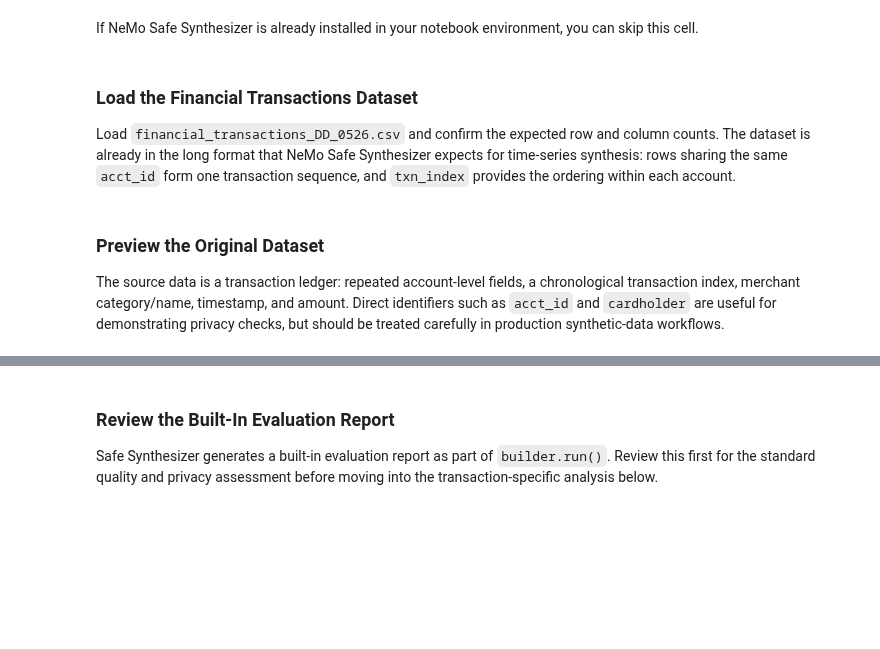
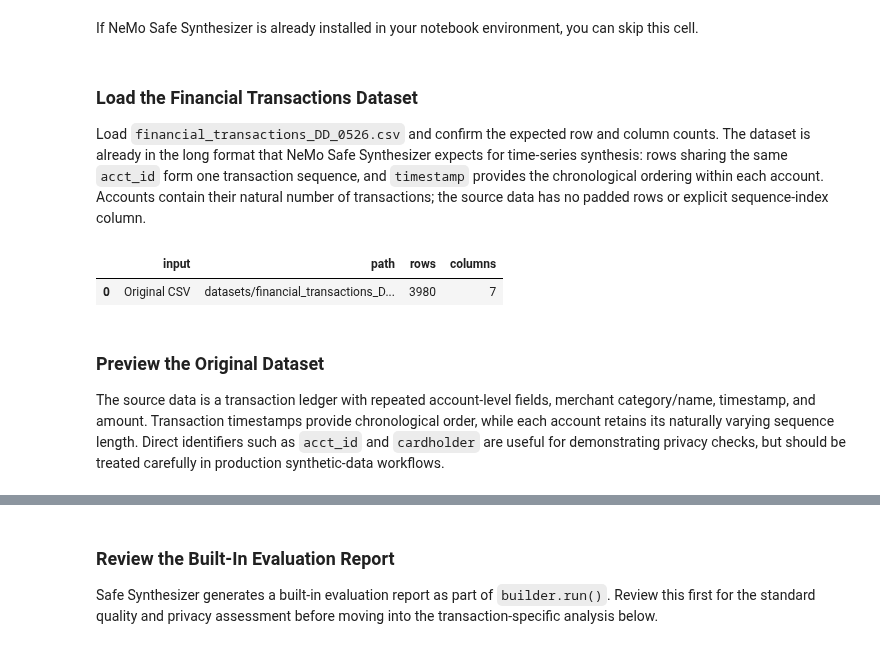
Before and after one commit to NVIDIA-NeMo/Safe-Synthesizer, a Jupyter notebook: docs/tutorials/time-series-financial-transactions.ipynb, the cells around one changed output, grey strips where cells are left out. Drawn from its saved outputs; the diff is of its cells as text; code cells hidden in the pictures; blank space fills up the shorter version.

```diff
--- a/docs/tutorials/time-series-financial-transactions.ipynb
+++ b/docs/tutorials/time-series-financial-transactions.ipynb
@@ -78,25 +78,35 @@ pd.set_option("display.width", 160)
 # %% [markdown]
 ### Load the Financial Transactions Dataset
 
-Load `financial_transactions_DD_0526.csv` and confirm the expected row and column counts. The dataset is already in the long format that NeMo Safe Synthesizer expects for time-series synthesis: rows sharing the same `acct_id` form one transaction sequence, and `txn_index` provides the ordering within each account.
+Load `financial_transactions_DD_0526.csv` and confirm the expected row and column counts. The dataset is already in the long format that NeMo Safe Synthesizer expects for time-series synthesis: rows sharing the same `acct_id` form one transaction sequence, and `timestamp` provides the chronological ordering within each account. Accounts contain their natural number of transactions; the source data has no padded rows or explicit sequence-index column.
 # %%
-ORIGINAL_CSV = "https://raw.githubusercontent.com/NVIDIA-NeMo/Safe-Synthesizer/main/docs/tutorials/datasets/financial_transactions_DD_0526.csv"
+DATASET_PATH = Path("docs/tutorials/datasets/financial_transactions_DD_0526.csv")
+if not DATASET_PATH.exists():
+    DATASET_PATH = Path("datasets/financial_transactions_DD_0526.csv")
+if not DATASET_PATH.exists():
+    raise FileNotFoundError(
+        "Download financial_transactions_DD_0526.csv and place it in docs/tutorials/datasets/ "
+        "or datasets/."
+    )
+
 ARTIFACT_ROOT = "safe-synthesizer-artifacts"
-
-source_df = pd.read_csv(ORIGINAL_CSV)
+source_df = pd.read_csv(DATASET_PATH)
 
 pd.DataFrame(
     [{
         "input": "Original CSV",
-        "path": ORIGINAL_CSV,
+        "path": str(DATASET_PATH),
         "rows": len(source_df),
         "columns": len(source_df.columns),
     }]
 )
+# %% [output]
+|  | input | path | rows | columns |
+| 0 | Original CSV | datasets/financial_transactions_D... | 3980 | 7 |
 # %% [markdown]
 ### Preview the Original Dataset
 
-The source data is a transaction ledger: repeated account-level fields, a chronological transaction index, merchant category/name, timestamp, and amount. Direct identifiers such as `acct_id` and `cardholder` are useful for demonstrating privacy checks, but should be treated carefully in production synthetic-data workflows.
+The source data is a transaction ledger with repeated account-level fields, merchant category/name, timestamp, and amount. Transaction timestamps provide chronological order, while each account retains its naturally varying sequence length. Direct identifiers such as `acct_id` and `cardholder` are useful for demonstrating privacy checks, but should be treated carefully in production synthetic-data workflows.
 # %%
 display(source_df.head(5))
 
```
Also changed, not shown: parts of 11 cells of this notebook, 1 other file.
